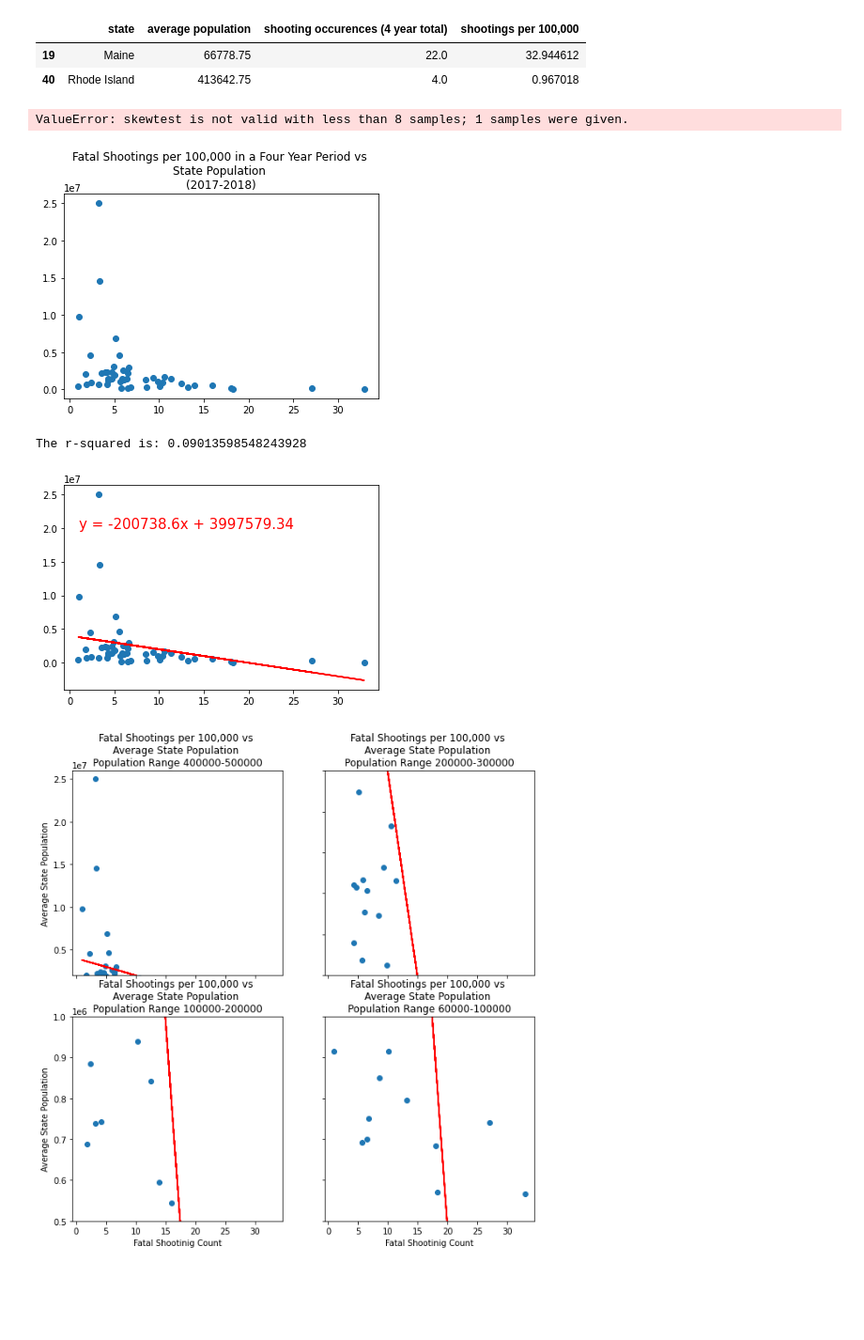
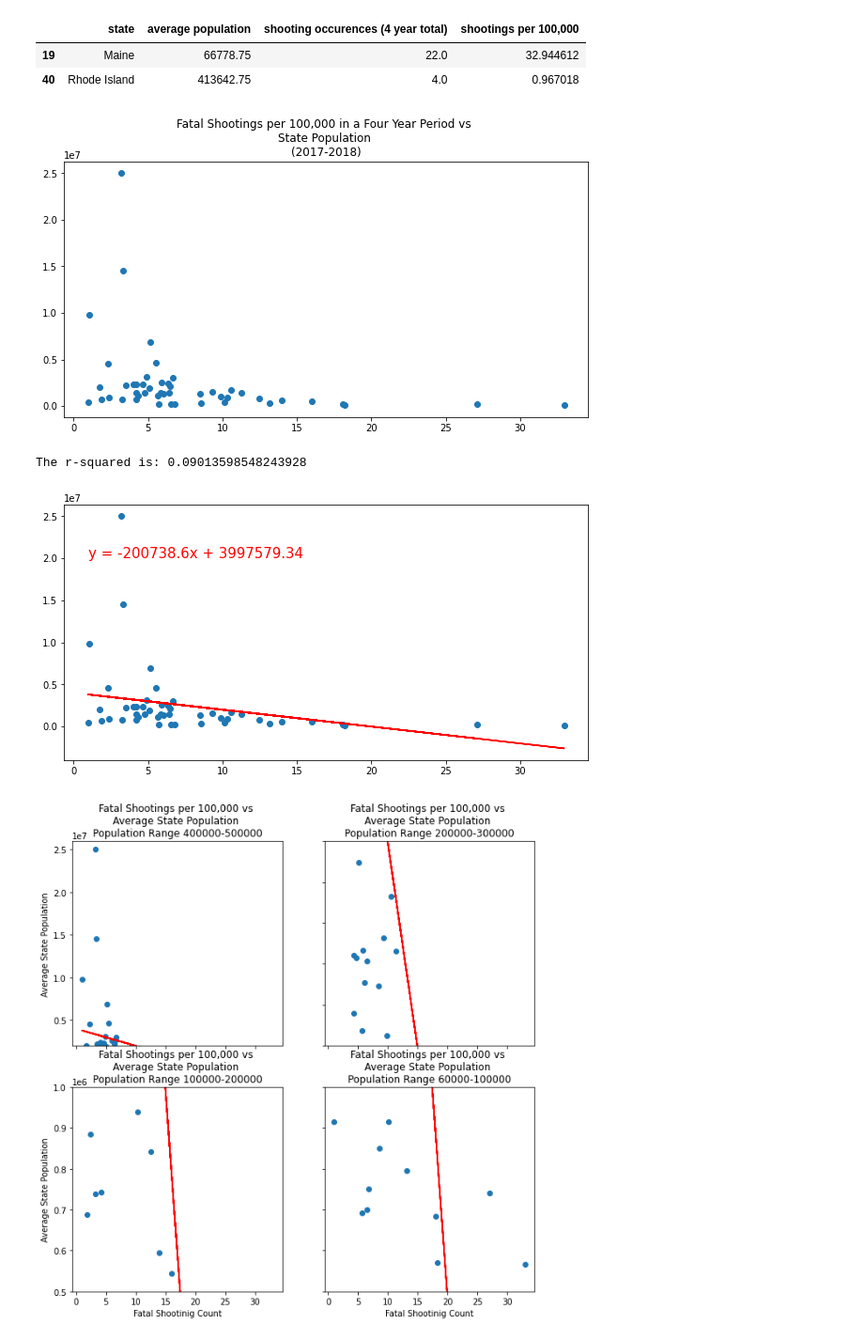
Before and after one commit to szerpa17/fatal-police-shootings, a Jupyter notebook: Analysis_SZ.ipynb, the cells around one changed output. Shown at 94% size. Saved outputs shown, nothing was run; the diff lists cells and outputs as text; code cells hidden in the pictures; blank space fills up the shorter version.

```diff
--- a/Analysis_SZ.ipynb
+++ b/Analysis_SZ.ipynb
@@ -198,21 +242,20 @@ four_year_state_pop_shooting_comparison.loc[((four_year_state_pop_shooting_compa
 | 19 | Maine | 66778.75 | 22.0 | 32.944612 |
 | 40 | Rhode Island | 413642.75 | 4.0 | 0.967018 |
 # %%
-state_sample = four_year_state_pop_shooting_comparison[['state']].count()
-state_sample
-print(st.normaltest((state_sample*.30)))
+# state_sample = four_year_state_pop_shooting_comparison[['state']].count()
+# state_sample
+# print(st.normaltest((state_sample*.30)))
-# %% [output]
-ValueError: skewtest is not valid with less than 8 samples; 1 samples were given.
 # %%
 # Plot
+plt.figure(figsize=(10,5))
 plt.scatter(four_year_state_pop_shooting_comparison['shootings per 100,000'],
             four_year_state_pop_shooting_comparison['average population'])
 
 plt.title('Fatal Shootings per 100,000 in a Four Year Period vs \nState Population \n(2017-2018)')
 
 plt.show()
 # %% [output]
-[figure, old version]
+[figure, new version]
 # %%
 x = four_year_state_pop_shooting_comparison['shootings per 100,000']
 y = four_year_state_pop_shooting_comparison['average population']
@@ -225,6 +268,8 @@ y_values = y
 (slope, intercept, rvalue, pvalue, stderr) = st.linregress(x_values, y_values)
 regress_values = x_values * slope + intercept
 line_eq = "y = " + str(round(slope,2)) + "x + " + str(round(intercept,2))
+
+plt.figure(figsize=(10,5))
 plt.scatter(x_values,y_values)
 plt.plot(x_values,regress_values,"r-")
 annotation = plt.annotate(line_eq,(1,20000000),fontsize=15,color="red")
@@ -234,7 +279,7 @@ print(f"The r-squared is: {rvalue**2}")
 plt.show()
 # %% [output]
 The r-squared is: 0.09013598548243928
-[figure, old version]
+[figure, new version]
 # %%
 # Multiplot for a more detailed view of the data
 #Sets plot into a 2x2 grid
```
Also changed, not shown: parts of 9 cells of this notebook, 1 other file.
